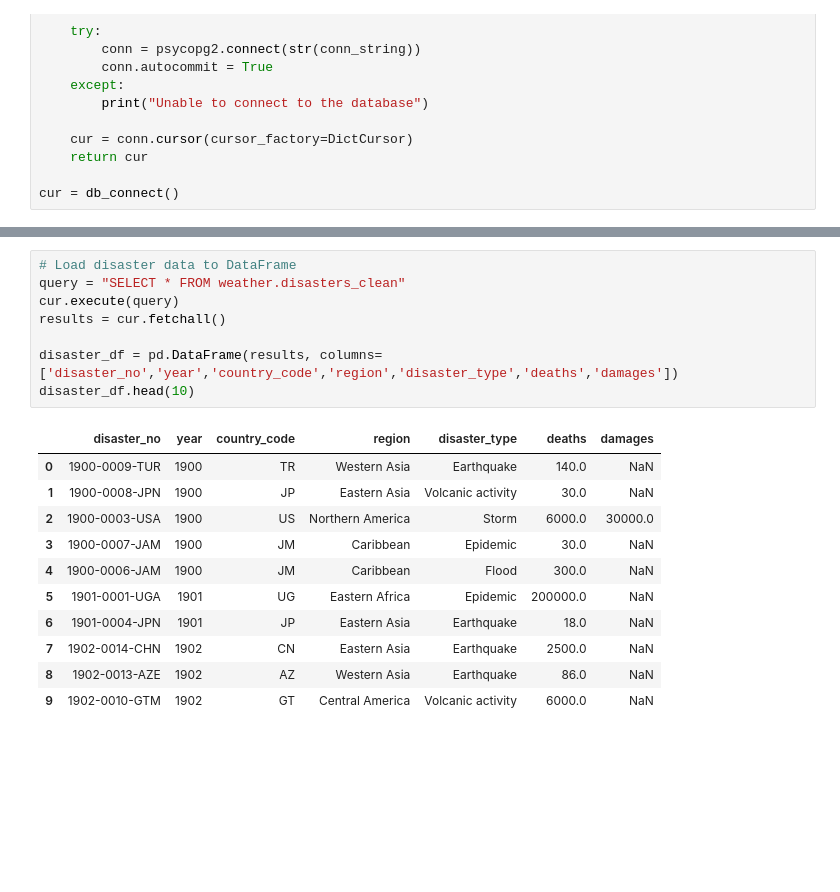
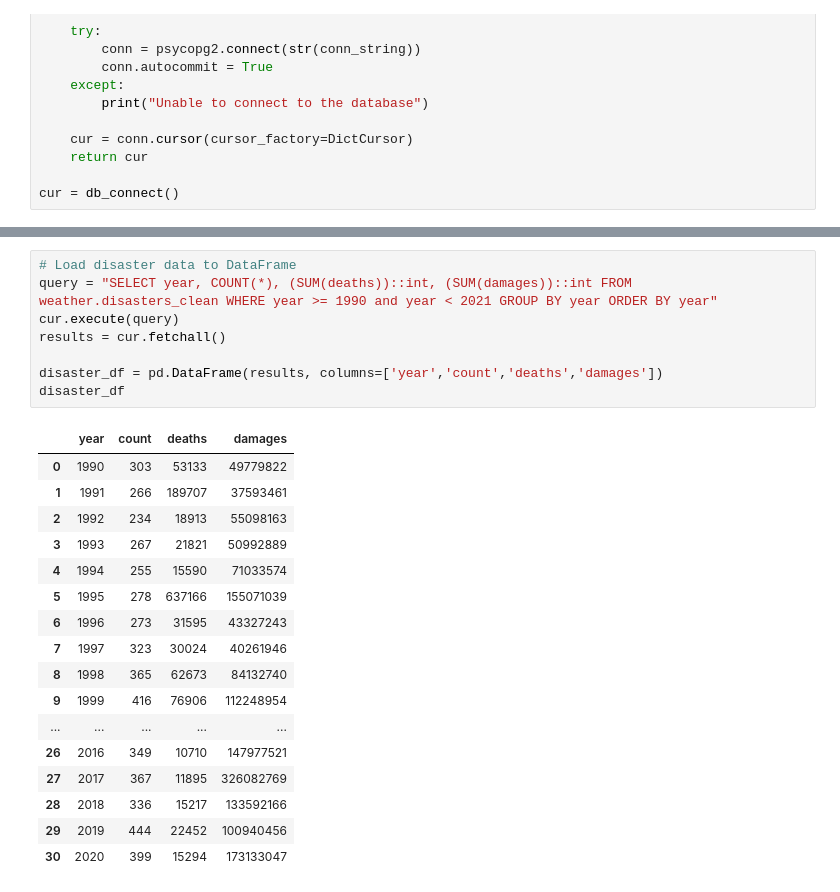
Before and after one commit to theraceblogger/climaster, a Jupyter notebook: analyze_data/analyze.ipynb, the cells around one changed output, grey strips where cells are left out. Saved outputs shown, nothing was run; the diff lists cells and outputs as text; blank space fills up the shorter version.

```diff
--- a/analyze_data/analyze.ipynb
+++ b/analyze_data/analyze.ipynb
@@ -48,20 +69,26 @@ weather_df.head(10)
 # %%
 # Load disaster data to DataFrame
-query = "SELECT * FROM weather.disasters_clean"
+query = "SELECT year, COUNT(*), (SUM(deaths))::int, (SUM(damages))::int FROM weather.disasters_clean WHERE year >= 1990 and year < 2021 GROUP BY year ORDER BY year"
 cur.execute(query)
 results = cur.fetchall()
 
-disaster_df = pd.DataFrame(results, columns=['disaster_no','year','country_code','region','disaster_type','deaths','damages'])
-disaster_df.head(10)
+disaster_df = pd.DataFrame(results, columns=['year','count','deaths','damages'])
+disaster_df
 # %% [output]
-|  | disaster_no | year | country_code | region | disaster_type | deaths | damages |
-| 0 | 1900-0009-TUR | 1900 | TR | Western Asia | Earthquake | 140.0 | NaN |
-| 1 | 1900-0008-JPN | 1900 | JP | Eastern Asia | Volcanic activity | 30.0 | NaN |
-| 2 | 1900-0003-USA | 1900 | US | Northern America | Storm | 6000.0 | 30000.0 |
-| 3 | 1900-0007-JAM | 1900 | JM | Caribbean | Epidemic | 30.0 | NaN |
-| 4 | 1900-0006-JAM | 1900 | JM | Caribbean | Flood | 300.0 | NaN |
-| 5 | 1901-0001-UGA | 1901 | UG | Eastern Africa | Epidemic | 200000.0 | NaN |
-| 6 | 1901-0004-JPN | 1901 | JP | Eastern Asia | Earthquake | 18.0 | NaN |
-| 7 | 1902-0014-CHN | 1902 | CN | Eastern Asia | Earthquake | 2500.0 | NaN |
-| 8 | 1902-0013-AZE | 1902 | AZ | Western Asia | Earthquake | 86.0 | NaN |
-| 9 | 1902-0010-GTM | 1902 | GT | Central America | Volcanic activity | 6000.0 | NaN |
+|  | year | count | deaths | damages |
+| 0 | 1990 | 303 | 53133 | 49779822 |
+| 1 | 1991 | 266 | 189707 | 37593461 |
+| 2 | 1992 | 234 | 18913 | 55098163 |
+| 3 | 1993 | 267 | 21821 | 50992889 |
+| 4 | 1994 | 255 | 15590 | 71033574 |
+| 5 | 1995 | 278 | 637166 | 155071039 |
+| 6 | 1996 | 273 | 31595 | 43327243 |
+| 7 | 1997 | 323 | 30024 | 40261946 |
+| 8 | 1998 | 365 | 62673 | 84132740 |
+| 9 | 1999 | 416 | 76906 | 112248954 |
+| ... | ... | ... | ... | ... |
+| 26 | 2016 | 349 | 10710 | 147977521 |
+| 27 | 2017 | 367 | 11895 | 326082769 |
+| 28 | 2018 | 336 | 15217 | 133592166 |
+| 29 | 2019 | 444 | 22452 | 100940456 |
+| 30 | 2020 | 399 | 15294 | 173133047 |
```
Also changed, not shown: parts of 26 cells of this notebook, 2 other files.
